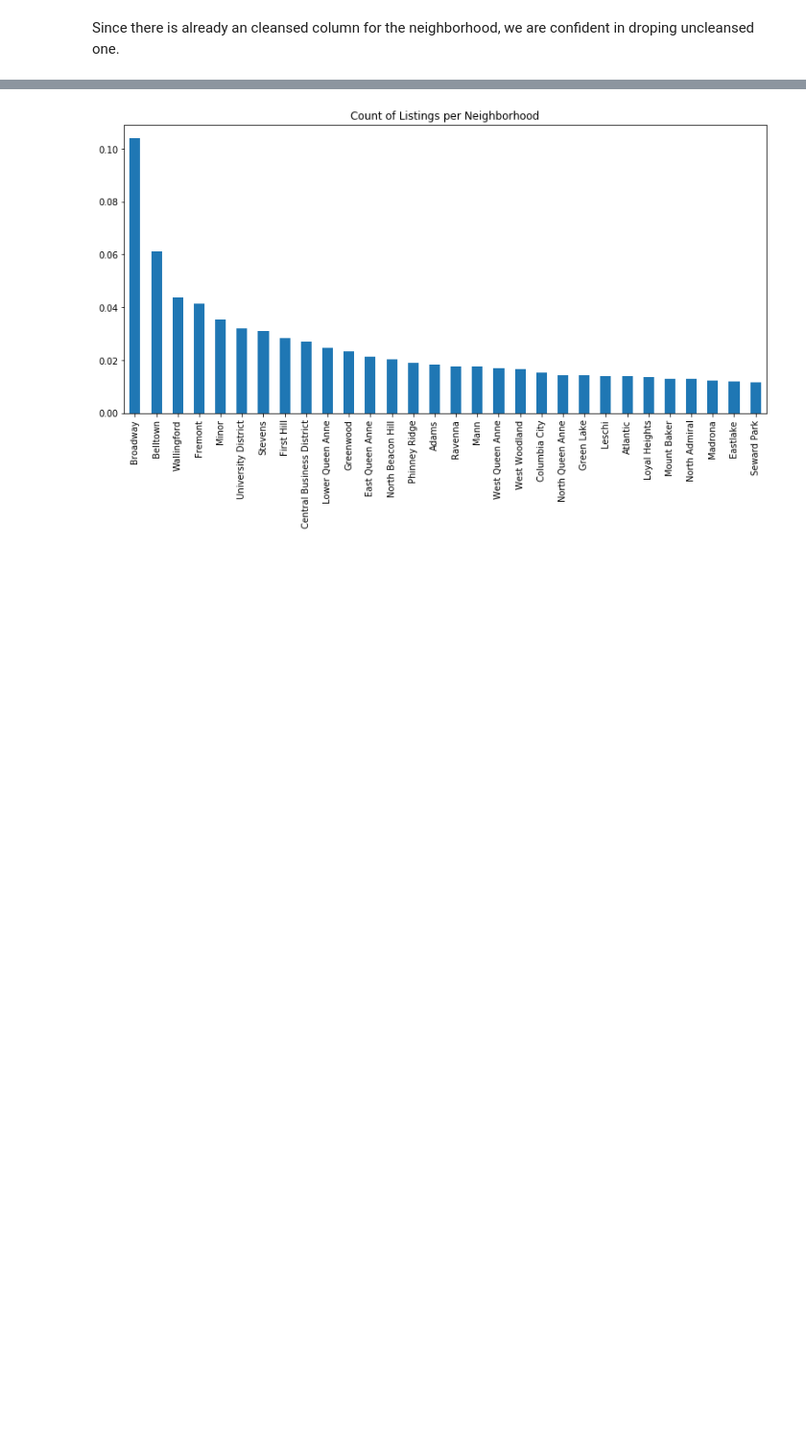
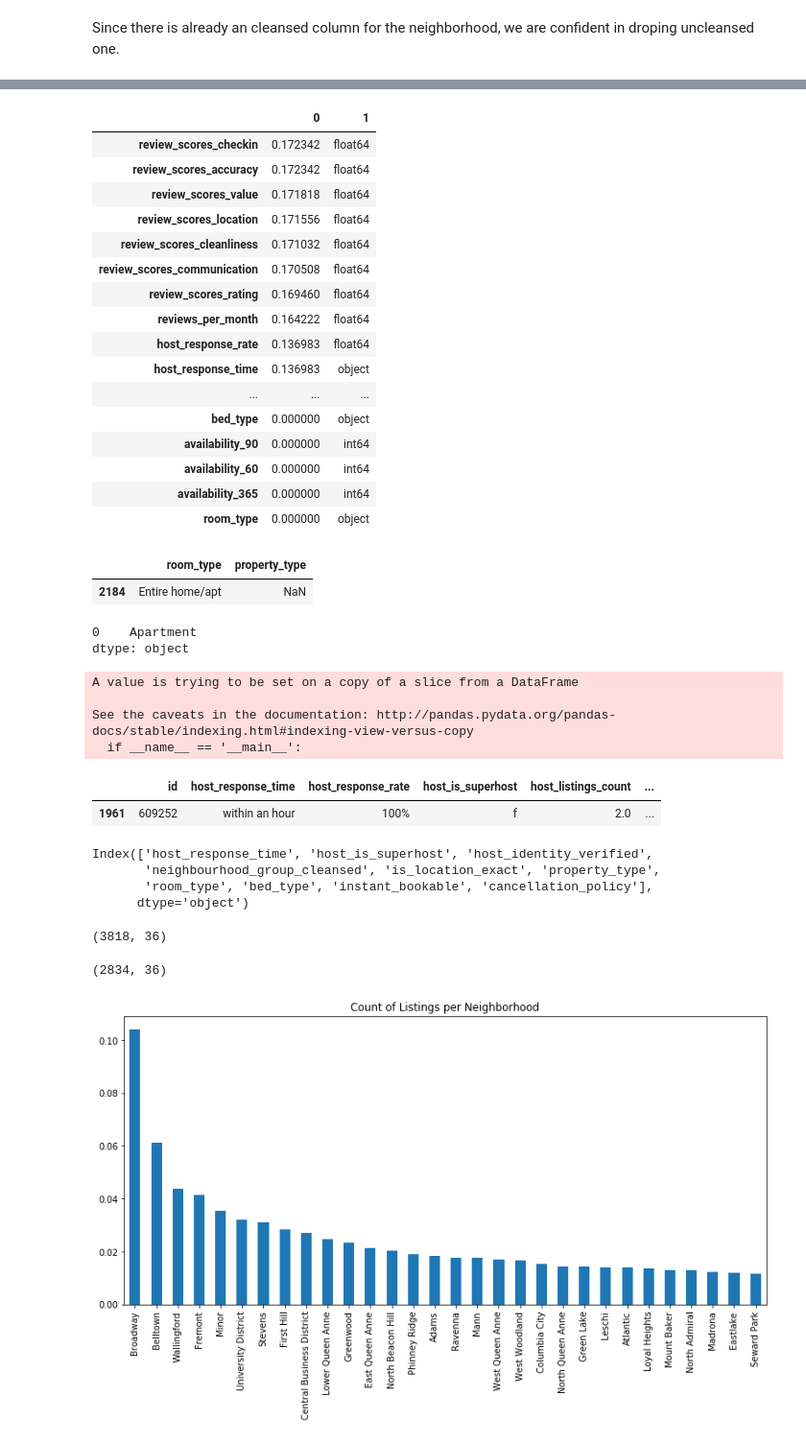
Before and after one commit to bkontonis/Analysing-Seattle-Airbnb-Open-Data, a Jupyter notebook: Seattle Airbnb Data Analysis.ipynb, the cells around one changed output, grey strips where cells are left out. Shown: that part at 96% size. Cells and saved outputs as stored; diff of their text form; code cells hidden in the pictures; blank space fills up the shorter version.

Commit message:
Further data analysis in the notebook

```diff
--- a/Seattle Airbnb Data Analysis.ipynb
+++ b/Seattle Airbnb Data Analysis.ipynb
@@ -64,6 +64,3 @@ dtype: float64
 # %%
 # we are confortable in dropping those two columns in particular, as the number of missing values is huge
 # compared to the total number of rows
-
-listings_df.drop(["square_feet", "license"], axis=1, inplace=True)
-listings_df.shape
@@ -107,0 +128,20 @@ pandas.core.series.Series
+# %%
+pd.concat([listings_df.isnull().mean().sort_values(ascending=False), listings_df.dtypes], axis=1).sort_values(by=0, ascending=False)
+# %% [output]
+|  | 0 | 1 |
+| review_scores_checkin | 0.172342 | float64 |
+| review_scores_accuracy | 0.172342 | float64 |
+| review_scores_value | 0.171818 | float64 |
+| review_scores_location | 0.171556 | float64 |
+| review_scores_cleanliness | 0.171032 | float64 |
+| review_scores_communication | 0.170508 | float64 |
+| review_scores_rating | 0.169460 | float64 |
+| reviews_per_month | 0.164222 | float64 |
+| host_response_rate | 0.136983 | float64 |
+| host_response_time | 0.136983 | object |
+| ... | ... | ... |
+| bed_type | 0.000000 | object |
+| availability_90 | 0.000000 | int64 |
+| availability_60 | 0.000000 | int64 |
+| availability_365 | 0.000000 | int64 |
+| room_type | 0.000000 | object |
@@ -107,0 +151,22 @@ pandas.core.series.Series
+# %%
+listings_df[["room_type", "property_type"]][listings_df["property_type"].isnull()]
+# %% [output]
+|  | room_type | property_type |
+| 2184 | Entire home/apt | NaN |
+# %%
+listings_df["property_type"][listings_df["room_type"]=="Entire home/apt"].mode()
+# %% [output]
+0    Apartment
+dtype: object
+# %%
+listings_df["property_type"][listings_df["property_type"].isnull()] = "Apartment"
+# %% [output]
+A value is trying to be set on a copy of a slice from a DataFrame
+
+See the caveats in the documentation: http://pandas.pydata.org/pandas-docs/stable/indexing.html#indexing-view-versus-copy
+  if __name__ == '__main__':
+# %%
+listings_df[listings_df["beds"].isnull()]
+# %% [output]
+|  | id | host_response_time | host_response_rate | host_is_superhost | host_listings_count | ... |
+| 1961 | 609252 | within an hour | 100% | f | 2.0 | ... |
@@ -108,3 +175,18 @@ pandas.core.series.Series
+# %%
+listings_df.select_dtypes(include=['O']).columns
+# %% [output]
+Index(['host_response_time', 'host_is_superhost', 'host_identity_verified',
+       'neighbourhood_group_cleansed', 'is_location_exact', 'property_type',
+       'room_type', 'bed_type', 'instant_bookable', 'cancellation_policy'],
+      dtype='object')
+# %%
+listings_df.shape
+# %% [output]
+(3818, 36)
+# %%
+listings_df.dropna(axis=0).shape
+# %% [output]
+(2834, 36)
 # %%
 # Top Neighborhoods in terms of listings
 top_neigh = listings_df["neighbourhood_cleansed"].value_counts()/listings_df["neighbourhood_cleansed"].value_counts().sum()
```
Also changed, not shown: parts of 28 cells of this notebook.
